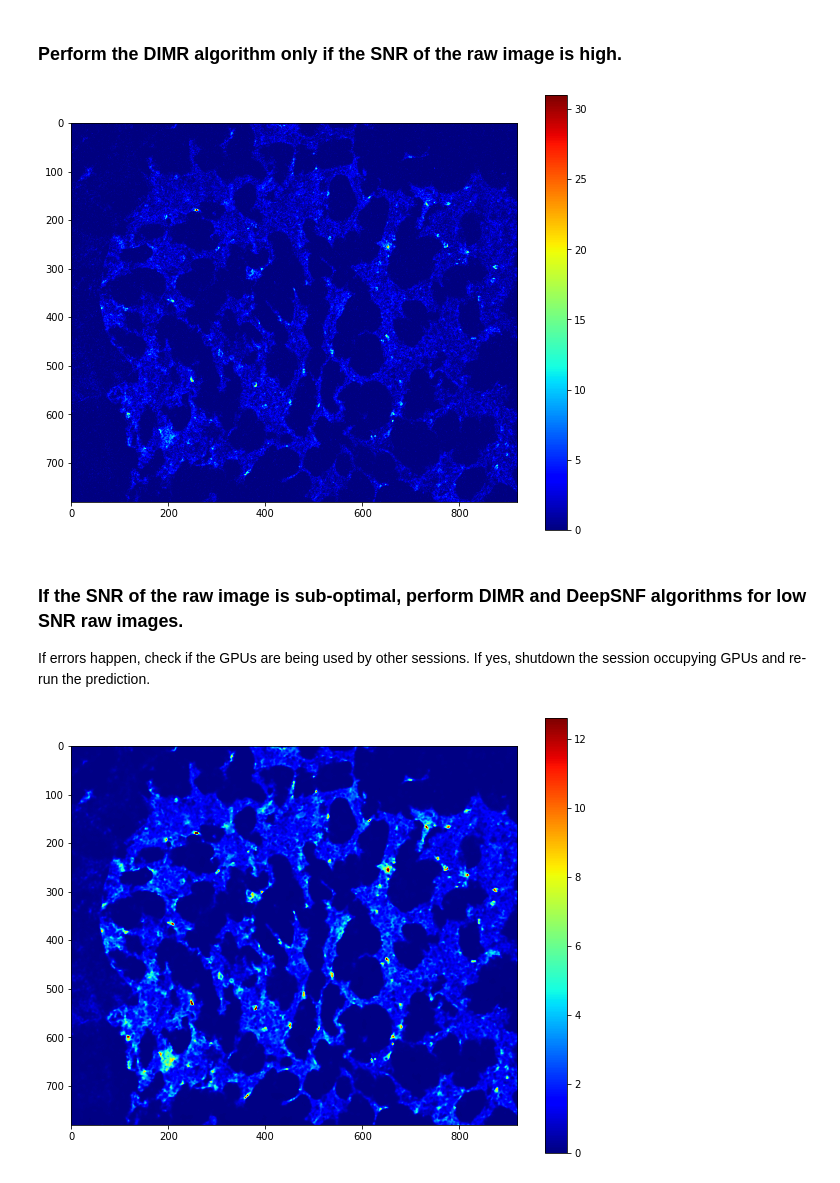
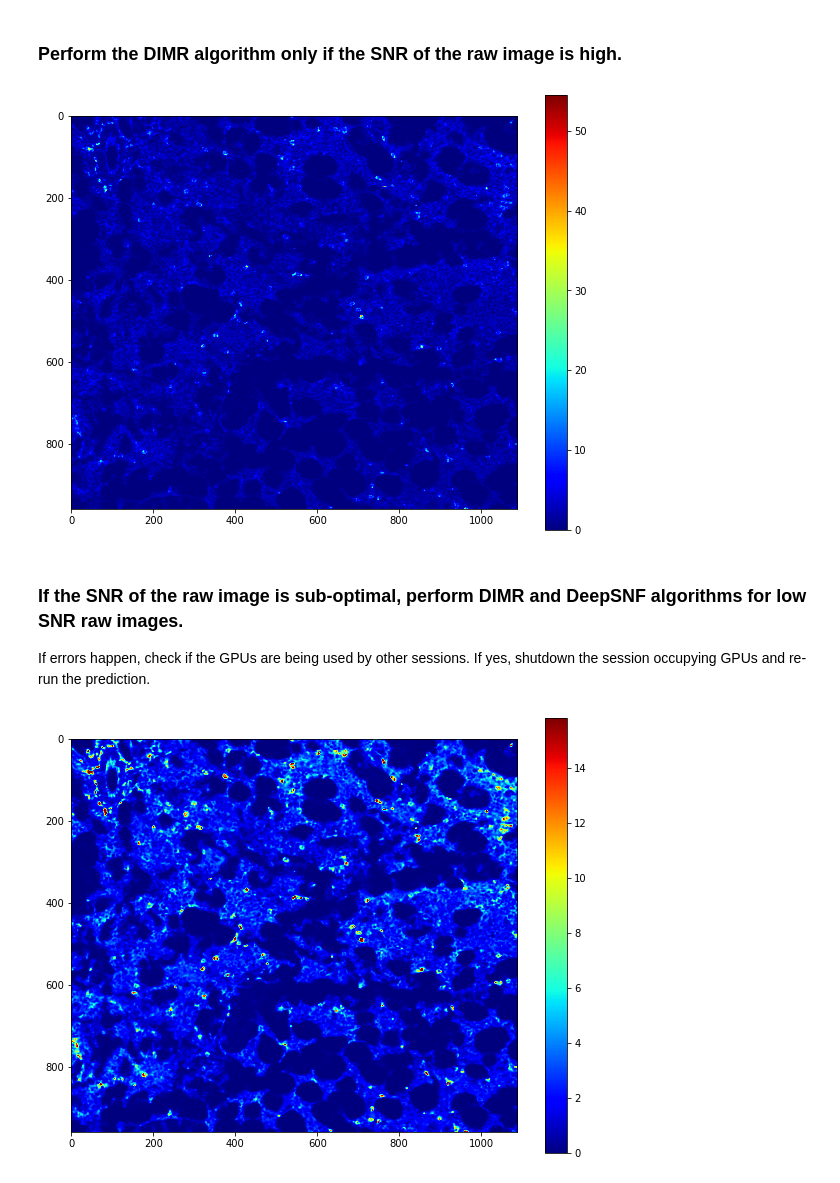
Before and after one commit to PENGLU-WashU/IMC_Denoise, a Jupyter notebook: Jupyter_Notebook_examples/IMC_Denoise_Predict.ipynb, the cells around one changed output. Drawn from its saved outputs; the diff is of its cells as text; code cells hidden in the pictures.

```diff
--- a/Jupyter_Notebook_examples/IMC_Denoise_Predict.ipynb
+++ b/Jupyter_Notebook_examples/IMC_Denoise_Predict.ipynb
@@ -27,7 +27,7 @@ Pre-calculated range value file D:\IMC_Denoise\Jupyter_Notebook_examples\trained
 ### Load a raw CD14 image
 # %%
 # read a CD14 raw image.
-Raw_img_name = 'D:\IMC analysis\Raw_IMC_dataset\F_r1\\144Nd-CD14_Nd144.tiff' # change to your raw image
+Raw_img_name = 'D:\IMC analysis\Raw_IMC_dataset\L\\144Nd-CD14_Nd144.tiff' # change to your raw image
 Img_raw = tp.imread(Raw_img_name)
 plt.figure(figsize = (10,8))
 plt.imshow(Img_raw, vmin = 0, vmax = 0.5*np.max(Img_raw), cmap = 'jet')
@@ -39,24 +39,24 @@ plt.show()
 ### Perform the DIMR algorithm only if the SNR of the raw image is high.
 # %%
 n_neighbours = 4 # Larger n enables removing more consecutive hot pixels.
-n_lambda = 5 # Smaller n enables removing more hot pixels but may also generate false negatives.
+n_iter = 3 # Iteration number for DIMR
 window_size = 3 # Slide window size. For IMC images, window_size = 3 is fine.
-Img_DIMR = DIMR(n_neighbours = n_neighbours, n_lambda = n_lambda, window_size = window_size).perform_DIMR(Img_raw)
+Img_DIMR = DIMR(n_neighbours = n_neighbours, n_iter = n_iter, window_size = window_size).perform_DIMR(Img_raw)
 plt.figure(figsize = (10,8))
 plt.imshow(Img_DIMR, vmin = 0, vmax = 0.5*np.max(Img_DIMR), cmap = 'jet')
 plt.colorbar()
 plt.show()
 # %% [output]
-[figure, old version]
+[figure, new version]
 # %% [markdown]
 ### If the SNR of the raw image is sub-optimal, perform DIMR and DeepSNF algorithms for low SNR raw images.
 If errors happen, check if the GPUs are being used by other sessions. If yes, shutdown the session occupying GPUs and re-run the prediction.
 # %%
 # perform DIMR and DeepSNF algorithms for low SNR raw images.
-Img_DIMR_DeepSNF = deepsnf.perform_IMC_Denoise(Img_raw, n_neighbours = n_neighbours, n_lambda = n_lambda, window_size = window_size)
+Img_DIMR_DeepSNF = deepsnf.perform_IMC_Denoise(Img_raw, n_neighbours = n_neighbours, n_iter = n_iter, window_size = window_size)
 plt.figure(figsize = (10,8))
 plt.imshow(Img_DIMR_DeepSNF, vmin = 0, vmax = 0.5*np.max(Img_DIMR_DeepSNF), cmap = 'jet')
 plt.colorbar()
 plt.show()
 # %% [output]
-[figure, old version]
+[figure, new version]
```
Also changed, not shown: parts of 1 cell of this notebook, 2 other files.
